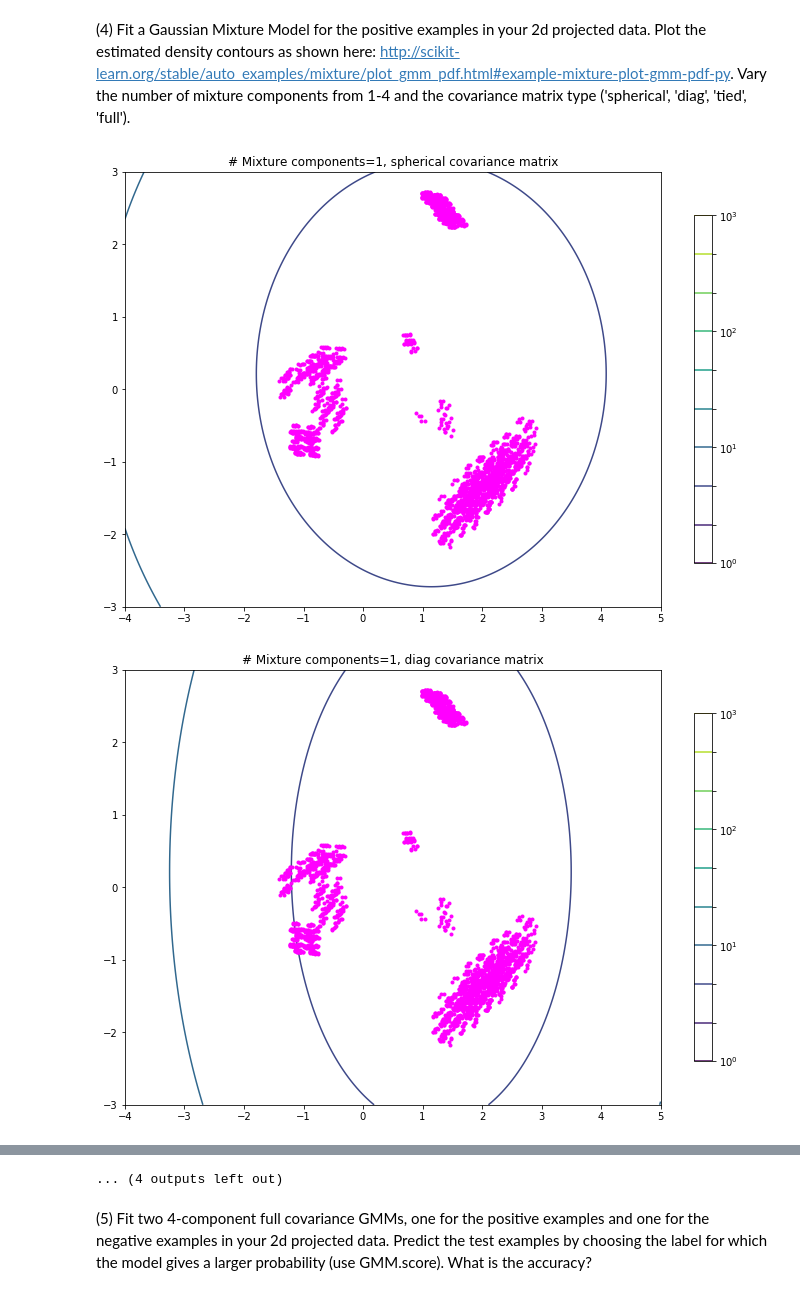
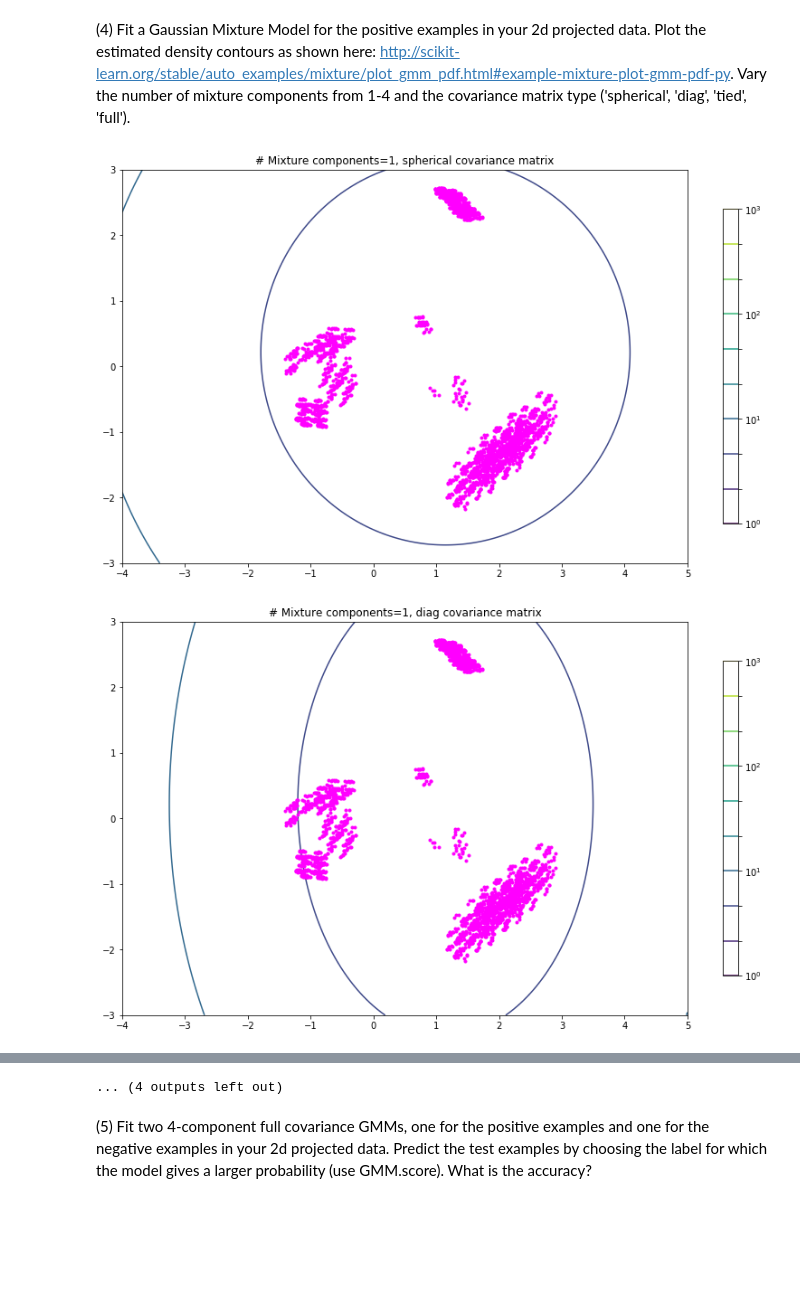
Before and after one commit to SombiriX/w207_git, a Jupyter notebook: project3/sombiri_enwemeka_p3.ipynb, the cells around one changed output, grey strips where cells are left out. Cells and saved outputs as stored; diff of their text form; code cells hidden in the pictures; blank space fills up the shorter version.

```diff
--- a/project3/sombiri_enwemeka_p3.ipynb
+++ b/project3/sombiri_enwemeka_p3.ipynb
@@ -241,33 +242,33 @@ def P4():
             X1, Y1 = np.meshgrid(
                 np.linspace(x_min, x_max, n_points),
                 np.linspace(y_min, y_max, n_points))
             XX = np.array([X1.ravel(), Y1.ravel()]).T
             Z = -gmm_model.score_samples(XX)[0]
             Z = Z.reshape(X1.shape)
-            plt.figure(figsize=(12, 8))
+            plt.figure(figsize=(14, 8))
             plt.axis([x_min, x_max, y_min, y_max])
             CS = plt.contour(
                 X1, Y1, Z,
                 norm=LogNorm(
                     vmin=1.0, vmax=1000.0),
                 levels=np.logspace(0, 3, 10))
             CB = plt.colorbar(
                 CS, shrink=0.8, extend='both')
 
             # Plot Training data
             plt.plot(
                 t_data_pca_pos[:, 0],
                 t_data_pca_pos[:, 1],
                 color="magenta",
                 ls='None',
                 marker='o',
                 markersize=3)
             plt.title(
                 '# Mixture components=%s, %s covariance matrix' %
                 (str(component), cov_type))
 
 ### STUDENT END ###
 P4()
 # %% [output]
-[figure, old version]
+[figure, new version]
-[figure, old version]
+[figure, new version]
```
Also changed, not shown: parts of 7 cells of this notebook.
